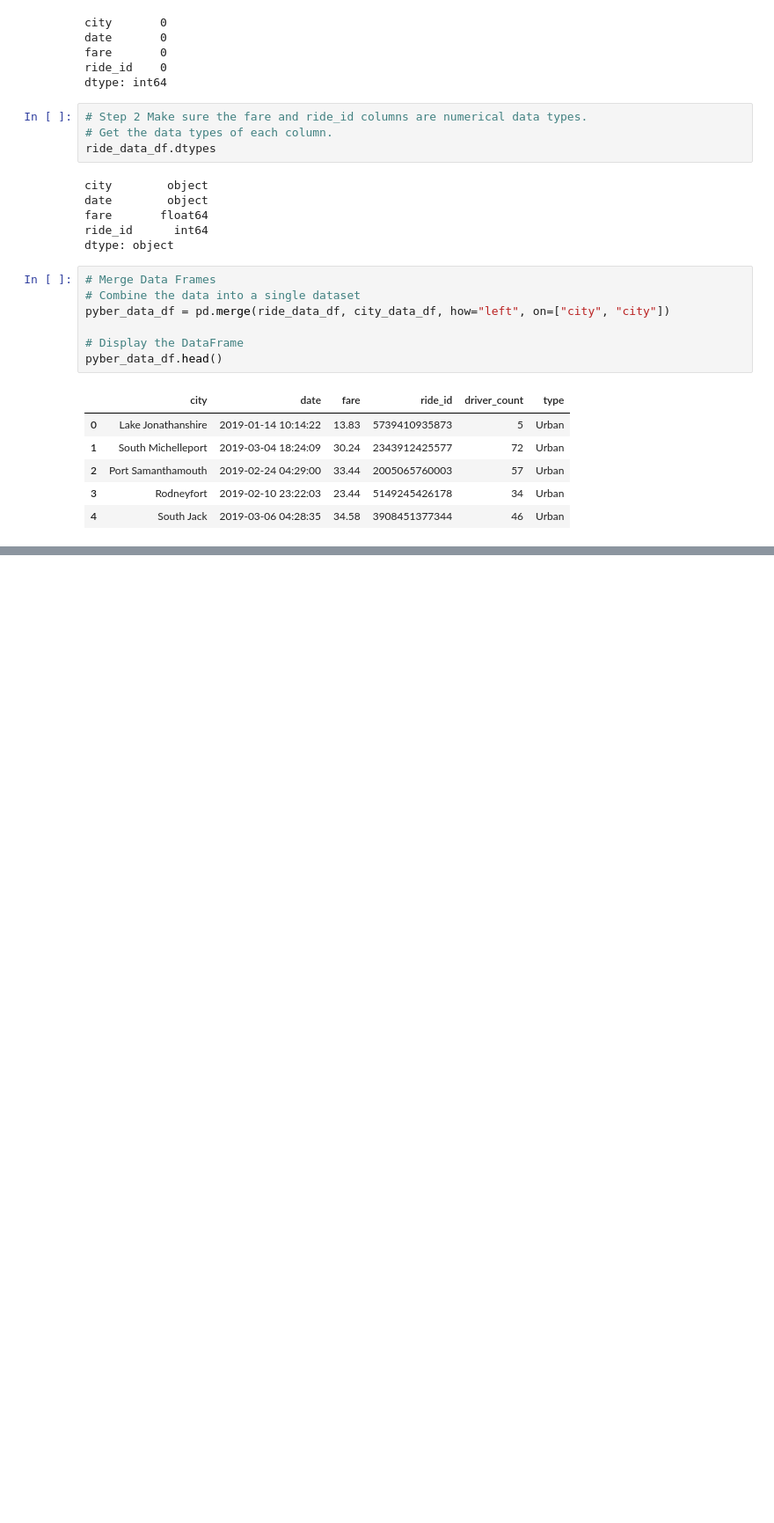
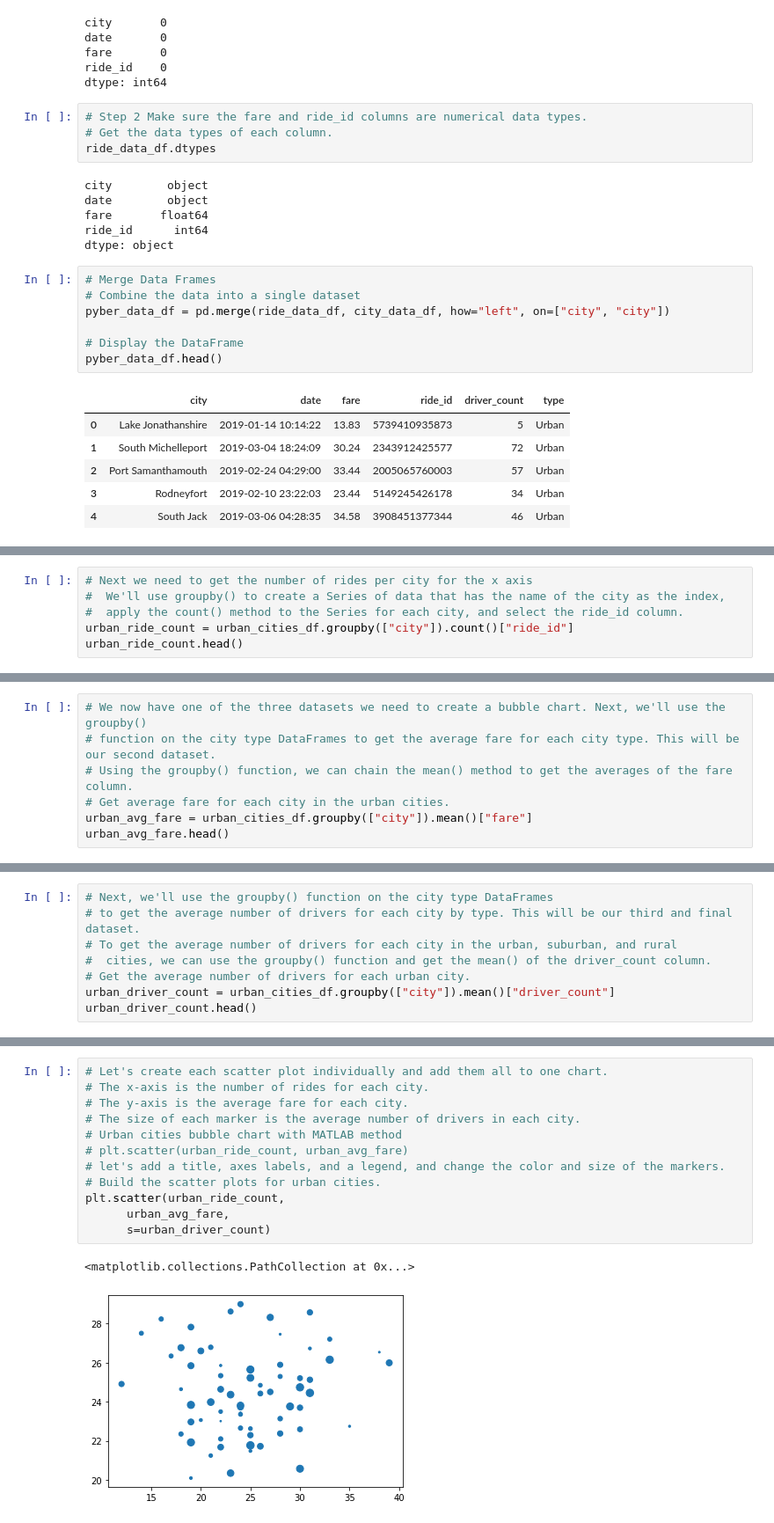
Before and after one commit to JRayHunt/PyBer_Analysis, a Jupyter notebook: PyBer.ipynb, the cells around one changed output, grey strips where cells are left out. Shown at 88% size. Cells and saved outputs as stored; diff of their text form; blank space fills up the shorter version.

Commit message:
updating with bubble chart for city type

```diff
--- a/PyBer.ipynb
+++ b/PyBer.ipynb
@@ -146,0 +173,6 @@ pyber_data_df.head()
+# %%
+# Next we need to get the number of rides per city for the x axis
+#  We'll use groupby() to create a Series of data that has the name of the city as the index,
+#  apply the count() method to the Series for each city, and select the ride_id column.
+urban_ride_count = urban_cities_df.groupby(["city"]).count()["ride_id"]
+urban_ride_count.head()
@@ -146,0 +192,7 @@ pyber_data_df.head()
+# %%
+# We now have one of the three datasets we need to create a bubble chart. Next, we'll use the groupby()
+# function on the city type DataFrames to get the average fare for each city type. This will be our second dataset.
+# Using the groupby() function, we can chain the mean() method to get the averages of the fare column.
+# Get average fare for each city in the urban cities.
+urban_avg_fare = urban_cities_df.groupby(["city"]).mean()["fare"]
+urban_avg_fare.head()
@@ -146,0 +211,8 @@ pyber_data_df.head()
+# %%
+# Next, we'll use the groupby() function on the city type DataFrames
+# to get the average number of drivers for each city by type. This will be our third and final dataset.
+# To get the average number of drivers for each city in the urban, suburban, and rural
+#  cities, we can use the groupby() function and get the mean() of the driver_count column.
+# Get the average number of drivers for each urban city.
+urban_driver_count = urban_cities_df.groupby(["city"]).mean()["driver_count"]
+urban_driver_count.head()
@@ -146,0 +240,15 @@ pyber_data_df.head()
+# %%
+# Let's create each scatter plot individually and add them all to one chart.
+# The x-axis is the number of rides for each city.
+# The y-axis is the average fare for each city.
+# The size of each marker is the average number of drivers in each city.
+# Urban cities bubble chart with MATLAB method
+# plt.scatter(urban_ride_count, urban_avg_fare)
+# let's add a title, axes labels, and a legend, and change the color and size of the markers.
+# Build the scatter plots for urban cities.
+plt.scatter(urban_ride_count,
+      urban_avg_fare,
+      s=urban_driver_count)
+# %% [output]
+<matplotlib.collections.PathCollection at 0x...>
+[figure, added]
```
Also changed, not shown: parts of 12 cells of this notebook, 2 other files.
